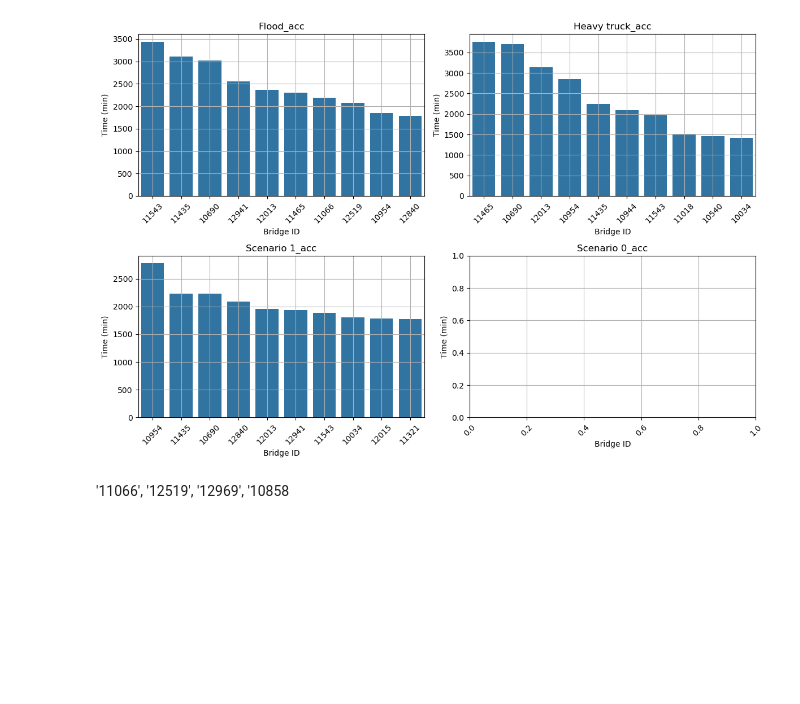
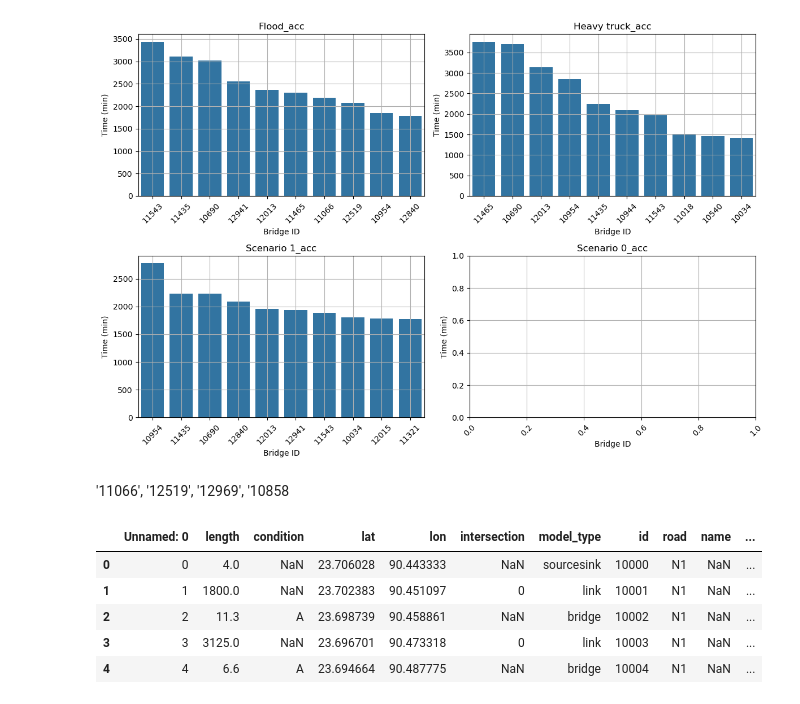
Before and after one commit to daniela1998/Advanced-Simulation-Assignments, a Jupyter notebook: Assignment 4/EPA1352-G16-A4-data scraping/notebook/Vulnerability analyses.ipynb, the cells around one changed output. Saved outputs shown, nothing was run; the diff lists cells and outputs as text; code cells hidden in the pictures; blank space fills up the shorter version.

```diff
--- a/Assignment 4/EPA1352-G16-A4-data scraping/notebook/Vulnerability analyses.ipynb
+++ b/Assignment 4/EPA1352-G16-A4-data scraping/notebook/Vulnerability analyses.ipynb
@@ -241,0 +244,9 @@ plot_top_10_avg_delay_4([flood_accumulation, ht_accumulation, one_accumulation,
+# %%
+df.head(5)
+# %% [output]
+|  | Unnamed: 0 | length | condition | lat | lon | intersection | model_type | id | road | name | ... |
+| 0 | 0 | 4.0 | NaN | 23.706028 | 90.443333 | NaN | sourcesink | 10000 | N1 | NaN | ... |
+| 1 | 1 | 1800.0 | NaN | 23.702383 | 90.451097 | 0 | link | 10001 | N1 | NaN | ... |
+| 2 | 2 | 11.3 | A | 23.698739 | 90.458861 | NaN | bridge | 10002 | N1 | NaN | ... |
+| 3 | 3 | 3125.0 | NaN | 23.696701 | 90.473318 | 0 | link | 10003 | N1 | NaN | ... |
+| 4 | 4 | 6.6 | A | 23.694664 | 90.487775 | NaN | bridge | 10004 | N1 | NaN | ... |
```
Also changed, not shown: parts of 5 cells of this notebook.
